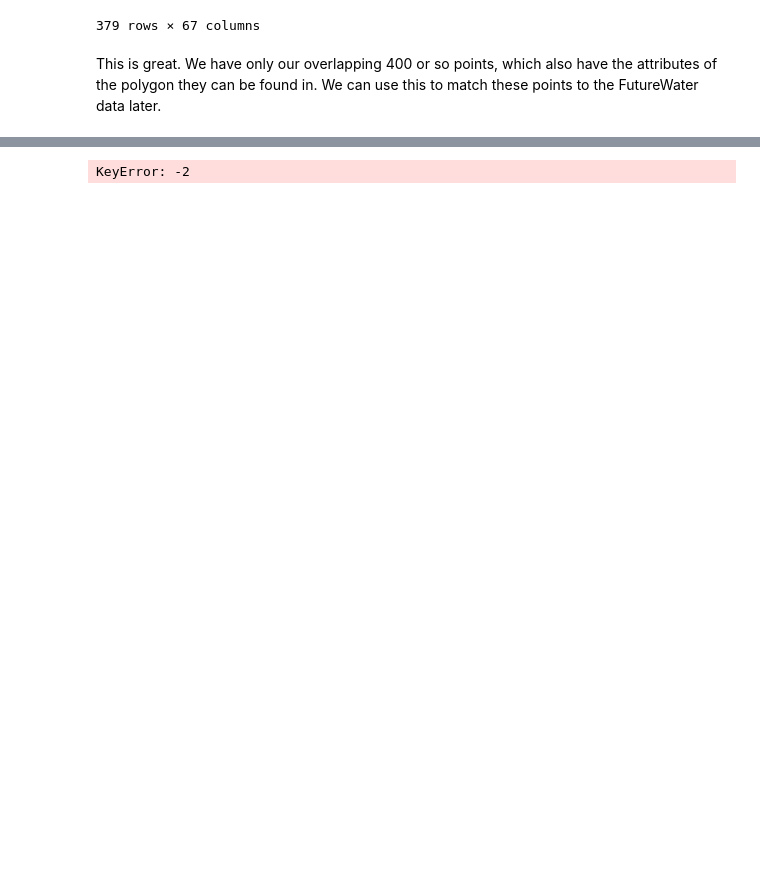
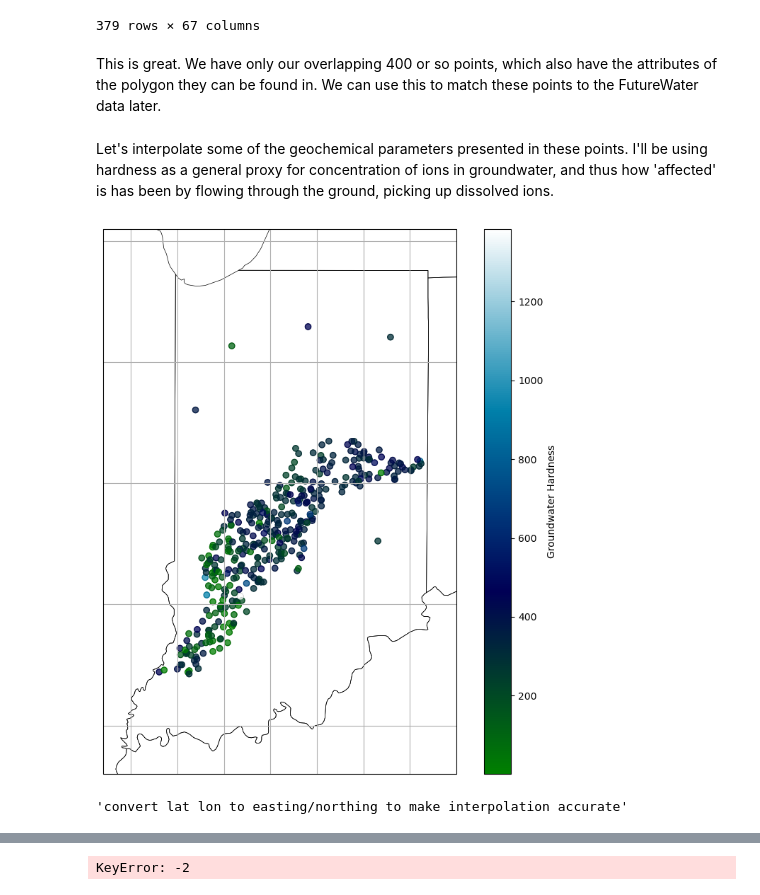
Before and after one commit to cookjan/G690_jcc, a Jupyter notebook: research_project/IDNR_GW.ipynb, the cells around one changed output, grey strips where cells are left out. Cells and saved outputs as stored; diff of their text form; code cells hidden in the pictures; blank space fills up the shorter version.

```diff
--- a/research_project/IDNR_GW.ipynb
+++ b/research_project/IDNR_GW.ipynb
@@ -254,3 +255,50 @@ idnr_HUC
 379 rows × 67 columns
 # %% [markdown]
 This is great. We have only our overlapping 400 or so points, which also have the attributes of the polygon they can be found in. We can use this to match these points to the FutureWater data later.
+# %% [markdown]
+Let's interpolate some of the geochemical parameters presented in these points. I'll be using hardness as a general proxy for concentration of ions in groundwater, and thus how 'affected' is has been by flowing through the ground, picking up dissolved ions.
+# %%
+"""interpolate hardness"""
+
+# create the plot
+fig, ax = plt.subplots(
+    figsize = (10,10),
+    subplot_kw= {"projection": projection})
+
+
+idnr_HUC.plot(ax=ax,
+             #column = "geometry",
+             facecolor="none",
+             edgecolor="black",
+             linewidth=0.5
+             ) #facecolor colors interior of polygon!
+
+#convert the usgs data to the projection
+idnr_HUC.plot(ax = ax,
+                column = "HARDNESS", #if just this, generates points colored by variable
+                #markersize = (idnr_HUC.IRON), #np.exp()/10,
+                #color="b",
+                alpha = 0.75, #transparancy
+                cmap = "ocean",
+                legend = True,
+                legend_kwds=dict(label="Groundwater Hardness",pad=0.05), #additional: orientation="horizontal"
+                )
+ax.add_feature(cartopy.feature.STATES, linewidth=0.5)
+ax.set_extent([-88.3, -84.5, 37.6, 42.1], crs=cartopy.crs.PlateCarree())
+ax.gridlines()
+plt.show();
+# %% [output]
+[figure, added]
+# %%
+"""convert lat lon to easting/northing to make interpolation accurate"""
+
+# convert projection
+#idnr_HUC = (gpd.GeoDataFrame(idnr_HUC, crs="EPSG:4326", geometry=gpd.points_from_xy(idnr_HUC["lon"], idnr_HUC["lat"]))
+#            .to_crs("EPSG:3347")
+#        )
+
+# create new columns
+#idnr_HUC["Easting"], idnr_HUC["Northing"] = (idnr_HUC.geometry.x), (idnr_HUC.geometry.y)
+#idnr_HUC.head()
+# %% [output]
+'convert lat lon to easting/northing to make interpolation accurate'
```
Also changed, not shown: parts of 11 cells of this notebook, 2 other files.
